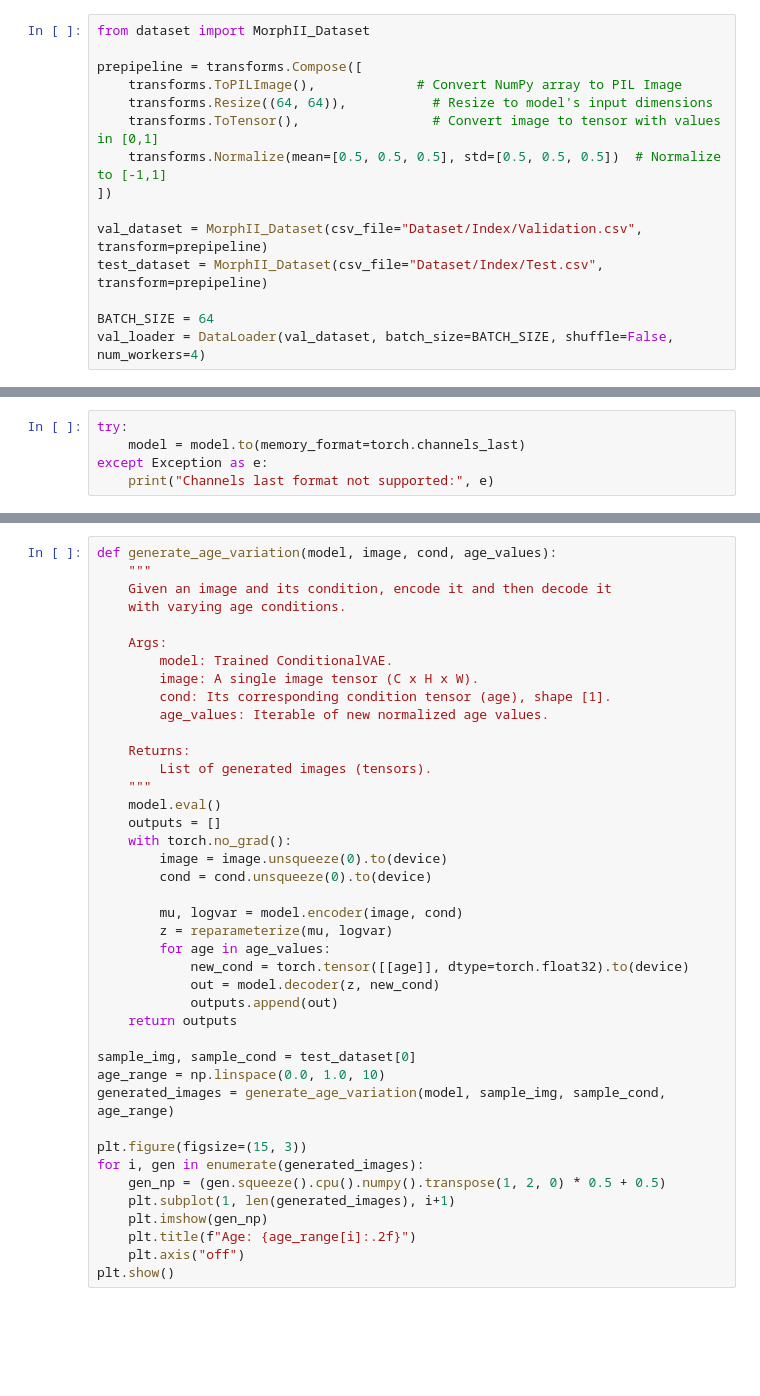
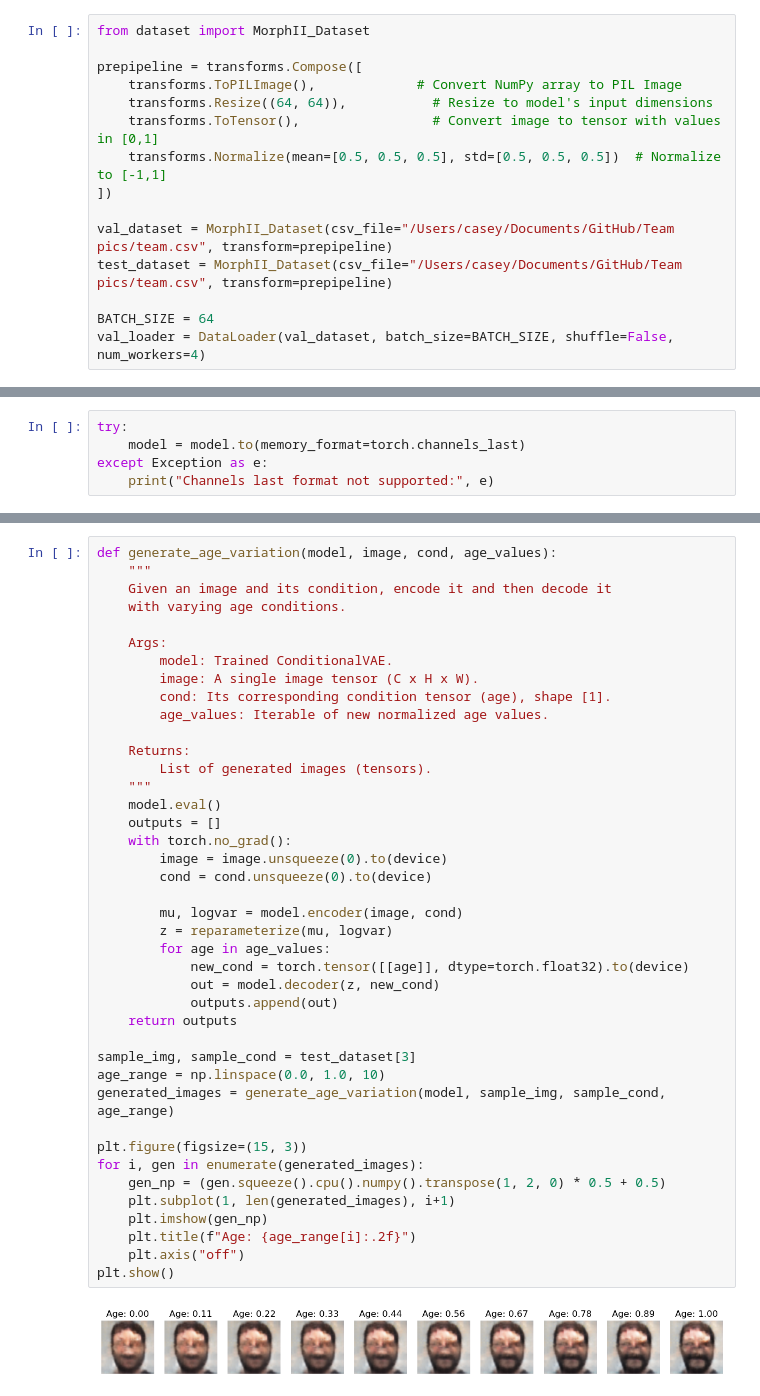
Before and after one commit to bhstoller/AgeTransform-VAE, a Jupyter notebook: conditional-dfc-model-viewer.ipynb, the cells around one changed output, grey strips where cells are left out. Saved outputs shown, nothing was run; the diff lists cells and outputs as text; blank space fills up the shorter version.

```diff
--- a/conditional-dfc-model-viewer.ipynb
+++ b/conditional-dfc-model-viewer.ipynb
@@ -24,8 +26,8 @@ prepipeline = transforms.Compose([
     transforms.Normalize(mean=[0.5, 0.5, 0.5], std=[0.5, 0.5, 0.5])  # Normalize to [-1,1]
 ])
 
-val_dataset = MorphII_Dataset(csv_file="Dataset/Index/Validation.csv", transform=prepipeline)
-test_dataset = MorphII_Dataset(csv_file="Dataset/Index/Test.csv", transform=prepipeline)
+val_dataset = MorphII_Dataset(csv_file="/Users/casey/Documents/GitHub/Team pics/team.csv", transform=prepipeline)
+test_dataset = MorphII_Dataset(csv_file="/Users/casey/Documents/GitHub/Team pics/team.csv", transform=prepipeline)
 
 BATCH_SIZE = 64
 val_loader = DataLoader(val_dataset, batch_size=BATCH_SIZE, shuffle=False, num_workers=4)
@@ -161,31 +189,33 @@ def generate_age_variation(model, image, cond, age_values):
         age_values: Iterable of new normalized age values.
 
     Returns:
         List of generated images (tensors).
     """
     model.eval()
     outputs = []
     with torch.no_grad():
         image = image.unsqueeze(0).to(device)
         cond = cond.unsqueeze(0).to(device)
 
         mu, logvar = model.encoder(image, cond)
         z = reparameterize(mu, logvar)
         for age in age_values:
             new_cond = torch.tensor([[age]], dtype=torch.float32).to(device)
             out = model.decoder(z, new_cond)
             outputs.append(out)
     return outputs
 
-sample_img, sample_cond = test_dataset[0]
+sample_img, sample_cond = test_dataset[3]
 age_range = np.linspace(0.0, 1.0, 10)
 generated_images = generate_age_variation(model, sample_img, sample_cond, age_range)
 
 plt.figure(figsize=(15, 3))
 for i, gen in enumerate(generated_images):
     gen_np = (gen.squeeze().cpu().numpy().transpose(1, 2, 0) * 0.5 + 0.5)
     plt.subplot(1, len(generated_images), i+1)
     plt.imshow(gen_np)
     plt.title(f"Age: {age_range[i]:.2f}")
     plt.axis("off")
 plt.show()
+# %% [output]
+[figure, added]
```
Also changed, not shown: parts of 4 cells of this notebook.
